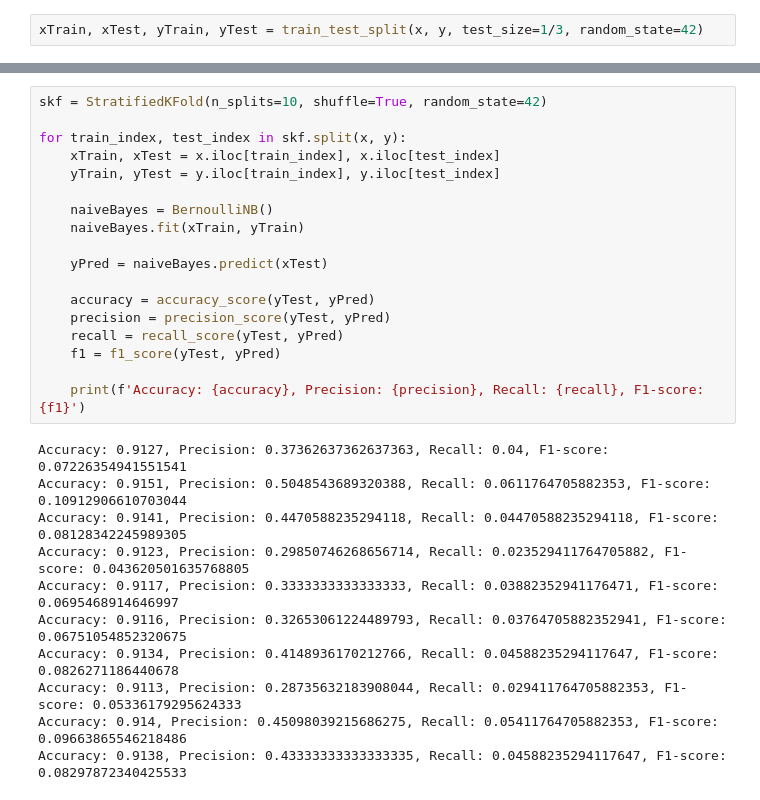
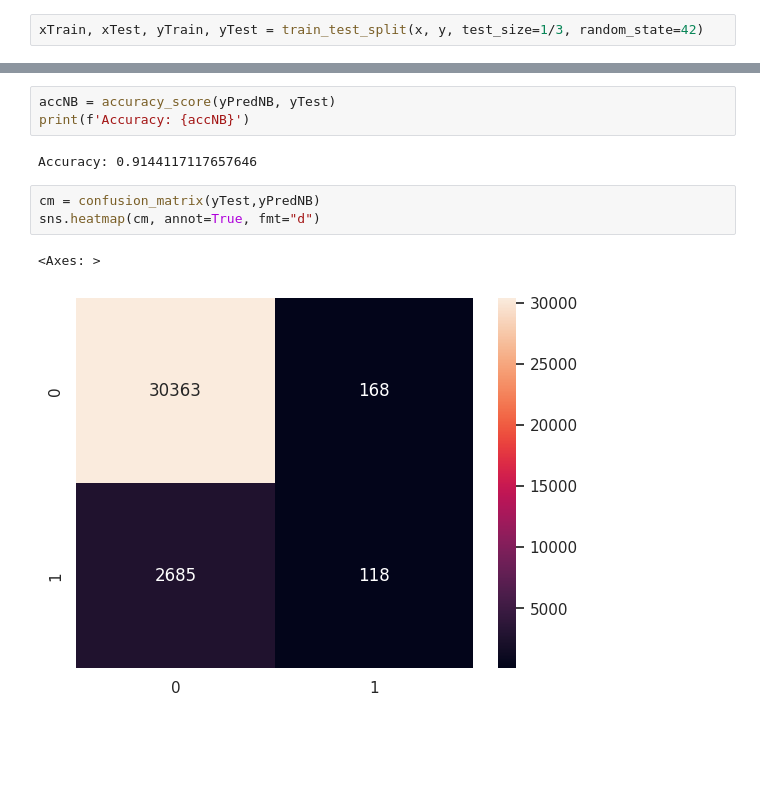
Before and after one commit to VS-Lucas/Supervised-learning, a Jupyter notebook: Naive_Bayes.ipynb, the cells around one changed output, grey strips where cells are left out. Cells and saved outputs as stored; diff of their text form; blank space fills up the shorter version.

```diff
--- a/Naive_Bayes.ipynb
+++ b/Naive_Bayes.ipynb
@@ -169,29 +155,11 @@ Validação cruzada (Stratified K-Fold Cross Validation)
-# %%
-skf = StratifiedKFold(n_splits=10, shuffle=True, random_state=42)
-
-for train_index, test_index in skf.split(x, y):
-    xTrain, xTest = x.iloc[train_index], x.iloc[test_index]
-    yTrain, yTest = y.iloc[train_index], y.iloc[test_index]
-
-    naiveBayes = BernoulliNB()
-    naiveBayes.fit(xTrain, yTrain)
-
-    yPred = naiveBayes.predict(xTest)
-
-    accuracy = accuracy_score(yTest, yPred)
-    precision = precision_score(yTest, yPred)
-    recall = recall_score(yTest, yPred)
-    f1 = f1_score(yTest, yPred)
-
-    print(f'Accuracy: {accuracy}, Precision: {precision}, Recall: {recall}, F1-score: {f1}')
-# %% [output]
-Accuracy: 0.9127, Precision: 0.37362637362637363, Recall: 0.04, F1-score: 0.07226354941551541
-Accuracy: 0.9151, Precision: 0.5048543689320388, Recall: 0.0611764705882353, F1-score: 0.10912906610703044
-Accuracy: 0.9141, Precision: 0.4470588235294118, Recall: 0.04470588235294118, F1-score: 0.08128342245989305
-Accuracy: 0.9123, Precision: 0.29850746268656714, Recall: 0.023529411764705882, F1-score: 0.043620501635768805
-Accuracy: 0.9117, Precision: 0.3333333333333333, Recall: 0.03882352941176471, F1-score: 0.0695468914646997
-Accuracy: 0.9116, Precision: 0.32653061224489793, Recall: 0.03764705882352941, F1-score: 0.06751054852320675
-Accuracy: 0.9134, Precision: 0.4148936170212766, Recall: 0.04588235294117647, F1-score: 0.0826271186440678
-Accuracy: 0.9113, Precision: 0.28735632183908044, Recall: 0.029411764705882353, F1-score: 0.05336179295624333
-Accuracy: 0.914, Precision: 0.45098039215686275, Recall: 0.05411764705882353, F1-score: 0.09663865546218486
-Accuracy: 0.9138, Precision: 0.43333333333333335, Recall: 0.04588235294117647, F1-score: 0.08297872340425533
+# %%
+accNB = accuracy_score(yPredNB, yTest)
+print(f'Accuracy: {accNB}')
+# %% [output]
+Accuracy: 0.9144117117657646
+# %%
+cm = confusion_matrix(yTest,yPredNB)
+sns.heatmap(cm, annot=True, fmt="d")
+# %% [output]
+<Axes: >
+[figure, added]
```
Also changed, not shown: parts of 33 cells of this notebook.
